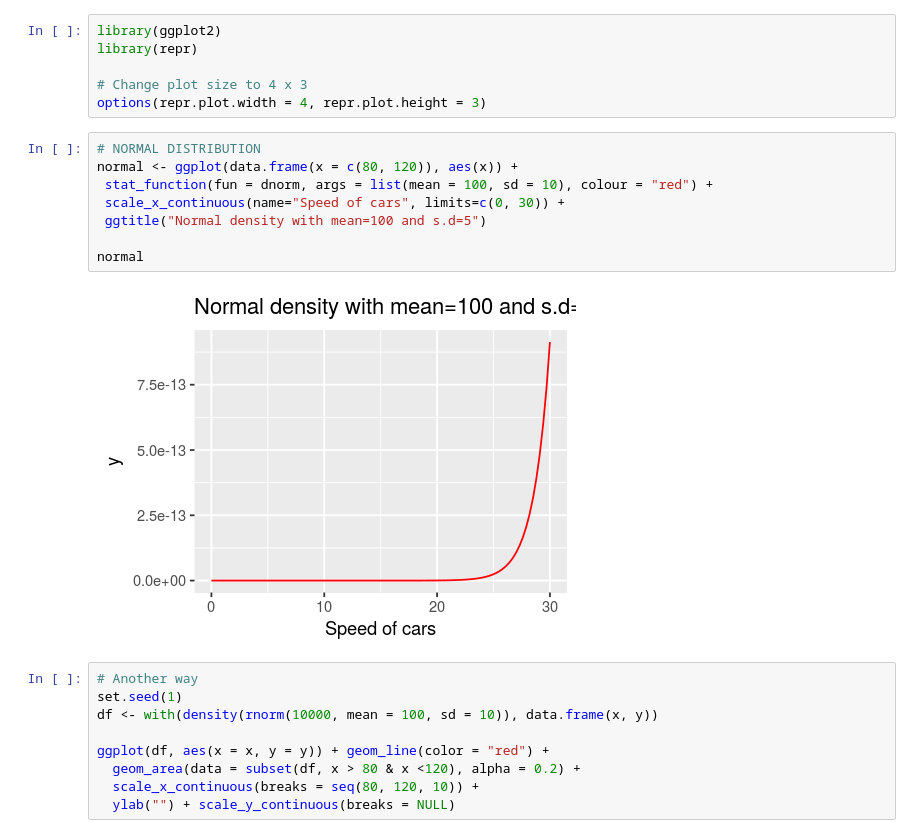
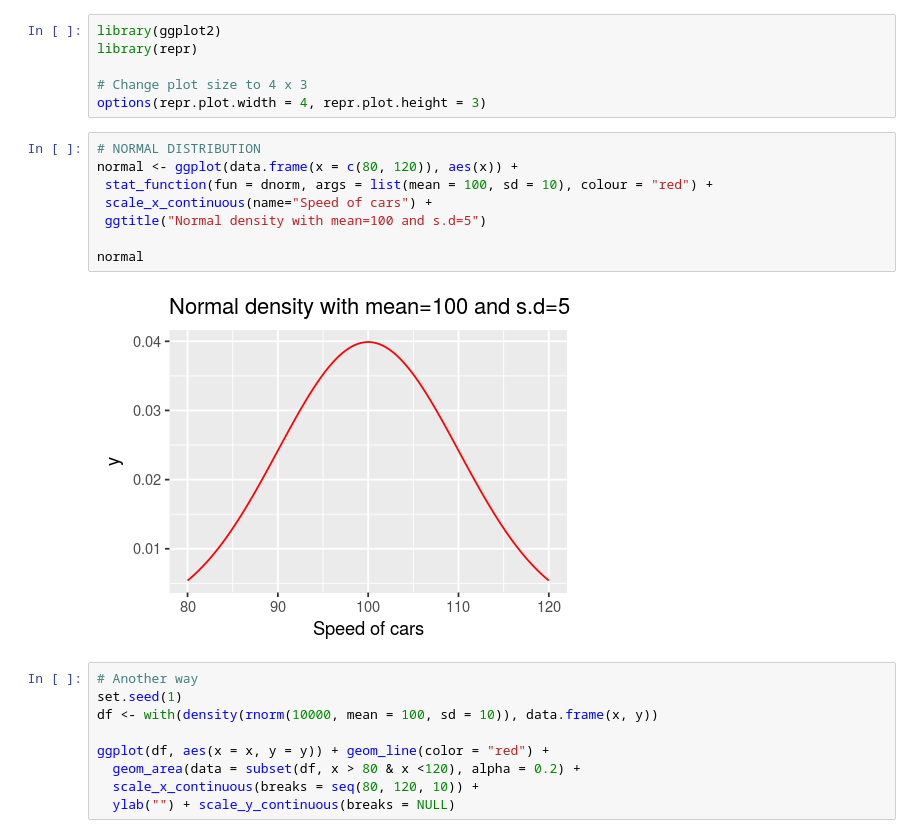
Before and after one commit to aoyh/bdbd, a Jupyter notebook: hw/Assignment1_AaronOu.ipynb, the cells around one changed output. Drawn from its saved outputs; the diff is of its cells as text.

```diff
--- a/hw/Assignment1_AaronOu.ipynb
+++ b/hw/Assignment1_AaronOu.ipynb
@@ -25,13 +25,13 @@ options(repr.plot.width = 4, repr.plot.height = 3)
 # %%
 # NORMAL DISTRIBUTION
 normal <- ggplot(data.frame(x = c(80, 120)), aes(x)) +
  stat_function(fun = dnorm, args = list(mean = 100, sd = 10), colour = "red") +
- scale_x_continuous(name="Speed of cars", limits=c(0, 30)) +
+ scale_x_continuous(name="Speed of cars") +
  ggtitle("Normal density with mean=100 and s.d=5")
 
 normal
 # %% [output]
-[figure, old version]
+[figure, new version]
 # %%
 # Another way
 set.seed(1)
```
Also changed, not shown: 15 other files.
